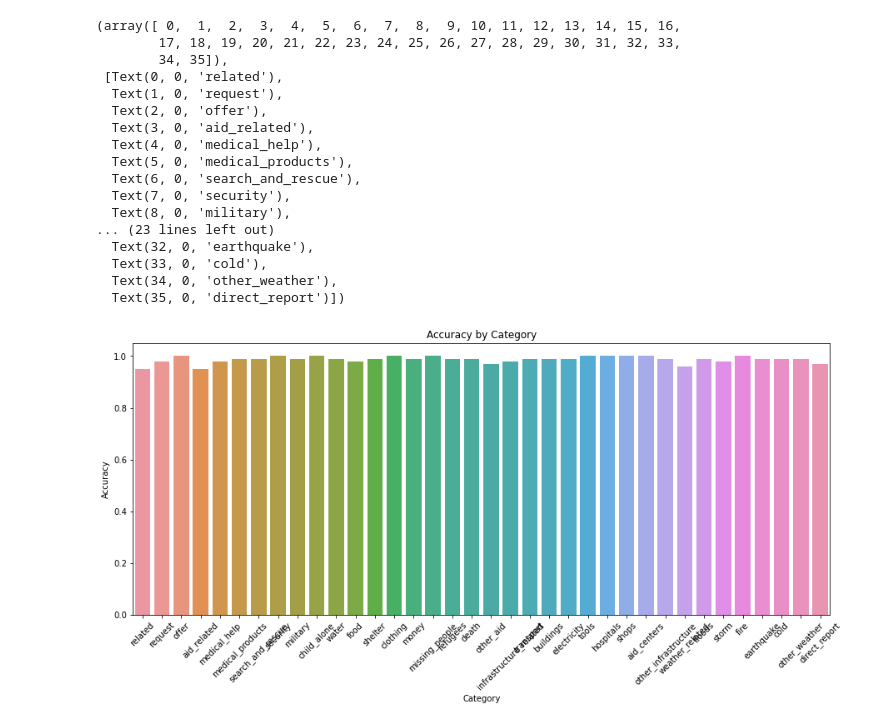
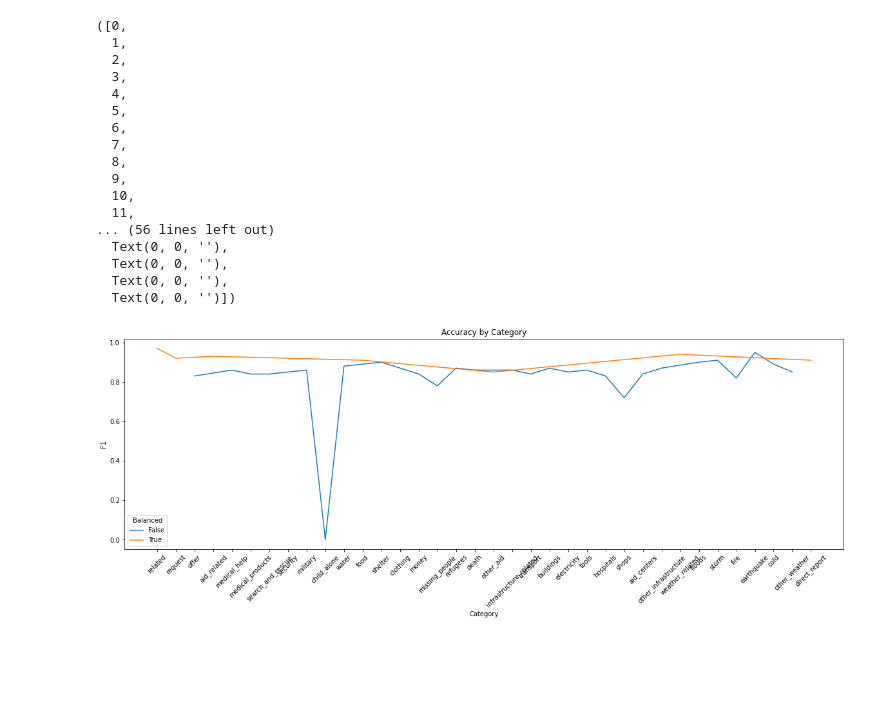
Before and after one commit to prasiyer/NLP_Project, a Jupyter notebook: Code/Model_Evaluation.ipynb, the cells around one changed output. Saved outputs shown, nothing was run; the diff lists cells and outputs as text; code cells hidden in the pictures; blank space fills up the shorter version.

```diff
--- a/Code/Model_Evaluation.ipynb
+++ b/Code/Model_Evaluation.ipynb
@@ -30,7 +30,7 @@ def tokenize(text):
         lemmatized_tokens.append(clean_token)
     return lemmatized_tokens
 # %%
-def evaluate_model(trained_model, X_test, y_test, y_pred, column_labels):
+def evaluate_model(trained_model, X_test, y_test, y_pred, column_labels, category_subset):
     '''
     Calculate accuracy, precision, recall and f1 score for the input model
     Parameters:
@@ -39,13 +39,16 @@ def evaluate_model(trained_model, X_test, y_test, y_pred, column_labels):
         y_test: Ground truth or the correct prediction
         y_pred: Predicted results
         column_labels: Labels for the predicted variables
+    Returns:
+        trained_model_accuracy: Overall accuracy of the trained model
+        accuracy_df: Dataframe containing the performance metrics on the test set
     '''
     test_result_df = pd.DataFrame(y_test, columns = column_labels)
     pred_result_df = pd.DataFrame(y_pred, columns = column_labels)
     #column = 'related'
     #accuracy = accuracy_score(test_result_df['related'], pred_result_df['related'])
     trained_model_accuracy = trained_model.score(X_test, y_test)
-    accuracy_df = pd.DataFrame(data = [], columns = ['Category', 'Accuracy','Precision', 'Recall', 'F1', 'Support'])
+    accuracy_df = pd.DataFrame(data = [], columns = ['Category', 'Accuracy','Precision', 'Recall', 'F1', 'Support', 'Balanced'])
     i = 0
     for column_name in column_labels:
         accuracy_score_column = round(accuracy_score(test_result_df[column_name], pred_result_df[column_name]), 2)
@@ -53,6 +56,10 @@ def evaluate_model(trained_model, X_test, y_test, y_pred, column_labels):
         recall_score_column = round(recall_score(test_result_df[column_name], pred_result_df[column_name]), 2)
         f1_score_column = round(f1_score(test_result_df[column_name], pred_result_df[column_name]), 2)
         #print(column_name, '----', accuracy_score_column)
-        accuracy_df.loc[i] = [column_name, accuracy_score_column, precision_score_column, recall_score_column, f1_score_column, 0]
+        if column_name in category_subset:
+            balanced = True
+        else:
+            balanced = False
+        accuracy_df.loc[i] = [column_name, accuracy_score_column, precision_score_column, recall_score_column, f1_score_column, 0, balanced]
         i += 1
     return accuracy_df, trained_model_accuracy
@@ -67,4 +104,5 @@ category_balance_df = pd.DataFrame((round(msg_df[msg_df.columns[~msg_df.columns.
 category_balance_df.columns = ['Category', 'Balance']
 # %%
 #category_balance_df = category_balance_df.rename({'index':'Category', 'Balance': 'Balance'})
-category_subset = category_balance_df[category_balance_df['Balance']==True]['Category'].values
+category_subset_balanced = category_balance_df[category_balance_df['Balance']==True]['Category'].values
+category_subset_unbalanced = category_balance_df[category_balance_df['Balance']==False]['Category'].values
@@ -84,5 +133,6 @@ pipeline_model_accuracy_df, pipeline_model_overall_acc = evaluate_model(pipeline
 # %%
 #model_filename = open('/data2/home/prasannaiyer/Projects/NLP_Project/Code/cv_model.sav', 'rb')
 cv_trained_model = pickle.load(open('/data2/home/prasannaiyer/Projects/NLP_Project/Code/cv_model.sav', 'rb'))
-pred_cv = cv_trained_model.predict(X_test)
-cv_model_accuracy_df, cv_model_overall_acc = evaluate_model(cv_trained_model, X_test, y_test, pred_cv, columnn_labels)
+#pred_cv = cv_trained_model.predict(X_test)
+# %%
+cv_model_accuracy_df, cv_model_overall_acc = evaluate_model(cv_trained_model, X_test, y_test, pred_cv, columnn_labels, category_subset_balanced)
@@ -93,24 +194,24 @@ Accuracy: Pipeline = 30.59% and Gridsearch = 80.39%
 # %%
-fig = plt.figure(figsize = (15, 6))
-ax = sns.barplot(cv_model_accuracy_df['Category'], cv_model_accuracy_df['Accuracy'])
+fig = plt.figure(figsize = (20, 6))
+ax = sns.lineplot(x = cv_model_accuracy_df['Category'], y = cv_model_accuracy_df['F1'], hue = cv_model_accuracy_df['Balanced'])
 ax.set_title('Accuracy by Category')
 plt.xticks(rotation=45)
 # %% [output]
-(array([ 0,  1,  2,  3,  4,  5,  6,  7,  8,  9, 10, 11, 12, 13, 14, 15, 16,
-        17, 18, 19, 20, 21, 22, 23, 24, 25, 26, 27, 28, 29, 30, 31, 32, 33,
-        34, 35]),
- [Text(0, 0, 'related'),
-  Text(1, 0, 'request'),
-  Text(2, 0, 'offer'),
-  Text(3, 0, 'aid_related'),
-  Text(4, 0, 'medical_help'),
-  Text(5, 0, 'medical_products'),
-  Text(6, 0, 'search_and_rescue'),
-  Text(7, 0, 'security'),
-  Text(8, 0, 'military'),
-... (23 lines left out)
-  Text(32, 0, 'earthquake'),
-  Text(33, 0, 'cold'),
-  Text(34, 0, 'other_weather'),
-  Text(35, 0, 'direct_report')])
+([0,
+  1,
+  2,
+  3,
+  4,
+  5,
+  6,
+  7,
+  8,
+  9,
+  10,
+  11,
+... (56 lines left out)
+  Text(0, 0, ''),
+  Text(0, 0, ''),
+  Text(0, 0, ''),
+  Text(0, 0, '')])
-[figure, old version]
+[figure, new version]
```
Also changed, not shown: parts of 13 cells of this notebook, 3 other files.
